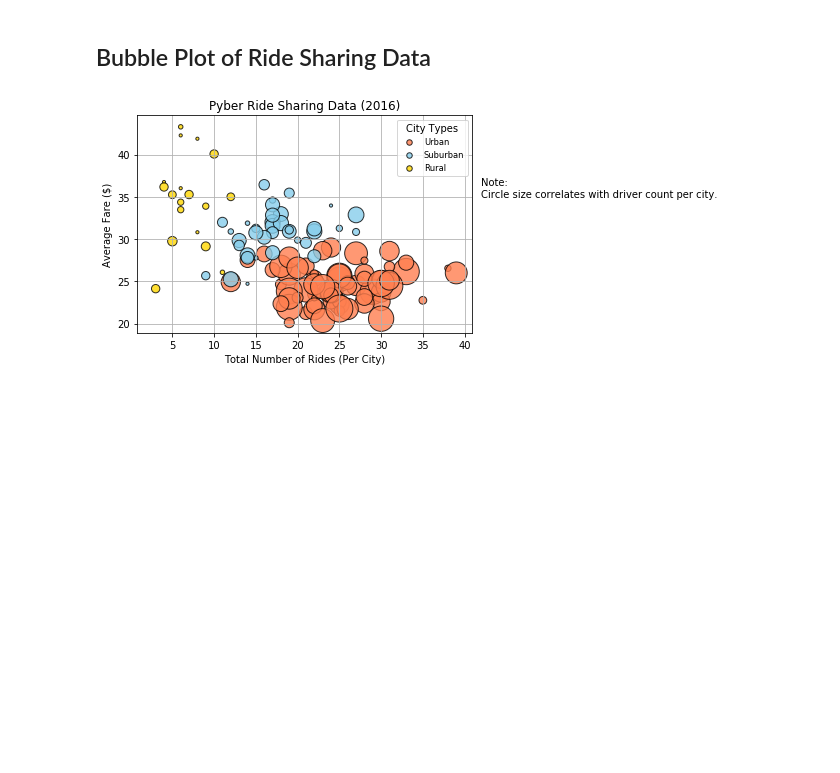
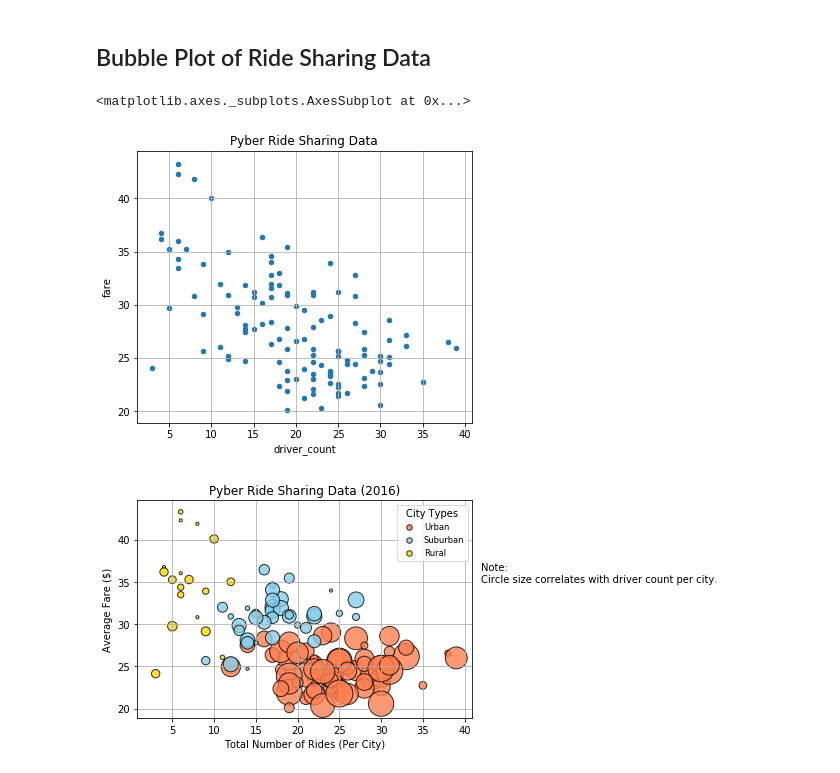
Before and after one commit to chrisram6/Homework_CR, a Jupyter notebook: MatplotlibHW/pyber_starter.ipynb, the cells around one changed output. Drawn from its saved outputs; the diff is of its cells as text; code cells hidden in the pictures; blank space fills up the shorter version.

```diff
--- a/MatplotlibHW/pyber_starter.ipynb
+++ b/MatplotlibHW/pyber_starter.ipynb
@@ -31,7 +31,12 @@ combined_df.head()
 | 4 | South Jack | 2018-03-06 04:28:35 | 34.58 | 3908451377344 | 46 | Urban |
 # %%
 avg_fare = combined_df.groupby(['type','city'])[["fare"]].mean()
-total_rides = combined_df.groupby(['type','city'])[["driver_count"]].count()
+avg_df = avg_fare.reset_index(drop=False)
+#print(avg_df)
 
-x = []
-y = []
+total_rides = combined_df.groupby(['city'])[["driver_count"]].count()
+rides_df = total_rides.reset_index(drop=False)
+#rides_df.head()
+
+df1 = pd.merge(avg_df, rides_df, how='left', on='city')
+df1.head()
@@ -40,15 +52,21 @@ y = []
 # %%
 # Obtain the x and y coordinates for each of the three city types
 
 # Build the scatter plots for each city types
+df1.plot(kind="scatter", x="driver_count", y="fare", grid=True, figsize=(6,5),
+              title="Pyber Ride Sharing Data")
+
 
 # Incorporate the other graph properties
 
 # Create a legend
 
 # Incorporate a text label regarding circle size
 
 # Save Figure
+# %% [output]
+<matplotlib.axes._subplots.AxesSubplot at 0x...>
+[figure, added]
 # %%
 # Show plot
 plt.show()
```
Also changed, not shown: parts of 1 cell of this notebook.
